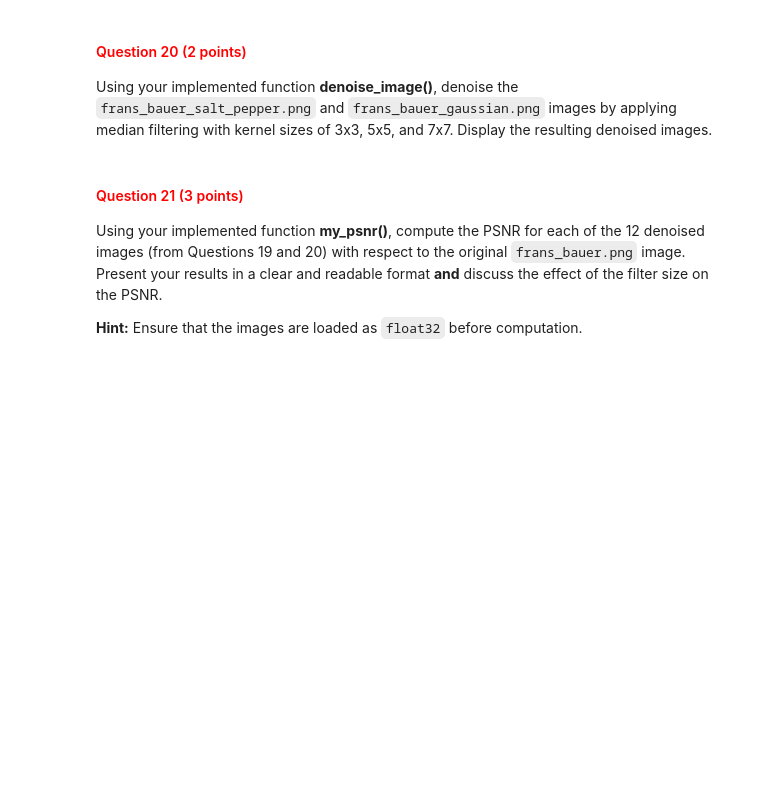
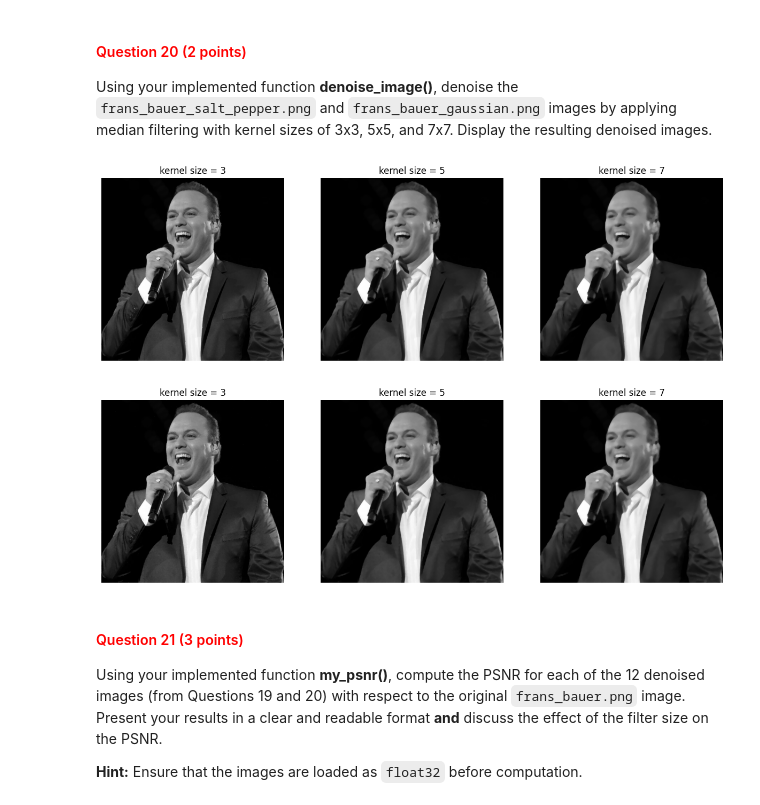
Before and after one commit to izzikampono/cv1-lab-2, a Jupyter notebook: cv1-lab-2.ipynb, the cells around one changed output. Drawn from its saved outputs; the diff is of its cells as text; code cells hidden in the pictures; blank space fills up the shorter version.

```diff
--- a/cv1-lab-2.ipynb
+++ b/cv1-lab-2.ipynb
@@ -726,3 +789,21 @@ Using your implemented function **denoise_image()**, denoise the `frans_bauer_sa
+# %%
+# YOUR CODE HERE
+salt_pepper_img = cv2.imread('images/frans_bauer_salt_pepper.png')
+gaussian_img = cv2.imread('images/frans_bauer_gaussian.png')
+fig, axes = plt.subplots(1, 3, figsize=(15, 8))
+for idx,kernel_size in enumerate([3,5,7]) :
+    axes[idx].imshow(denoise_image(salt_pepper_img,kernel_type='median',kernel_size=kernel_size))
+    axes[idx].axis('off')
+    axes[idx].set_title(f"kernel size = {kernel_size}")
+
+fig, axes = plt.subplots(1, 3, figsize=(15, 8))
+for idx,kernel_size in enumerate([3,5,7]) :
+    axes[idx].imshow(denoise_image(gaussian_img,kernel_type='median',kernel_size=kernel_size))
+    axes[idx].axis('off')
+    axes[idx].set_title(f"kernel size = {kernel_size}")
+# %% [output]
+[figure, added]
+[figure, added]
 # %% [markdown]
 <a id="question-21"></a>
 #### <font color='#FF0000'>Question 21 (3 points)</font>
```
Also changed, not shown: parts of 25 cells of this notebook.
